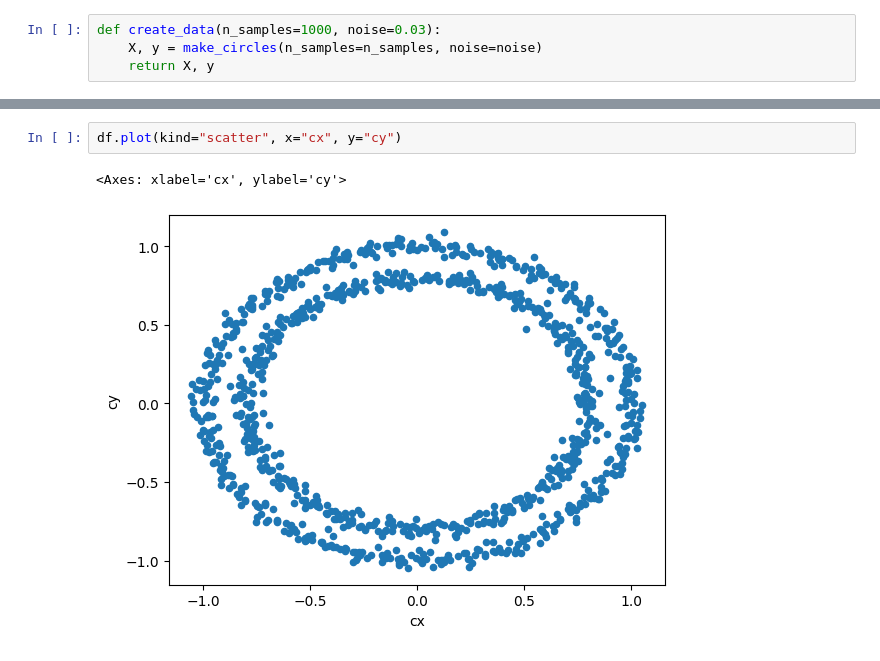
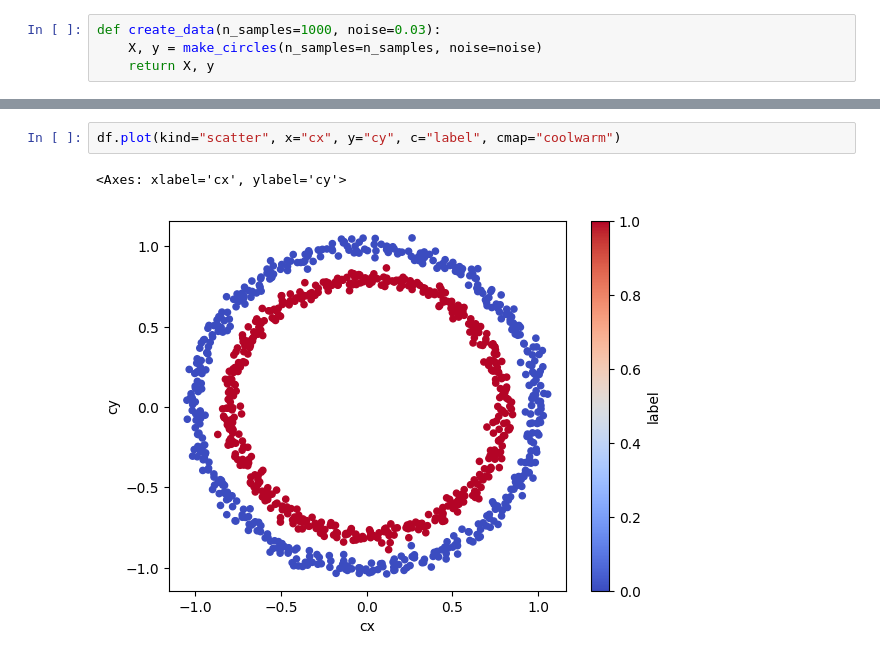
Before and after one commit to ThomasCetto/100-Days-Of-ML-Code, a Jupyter notebook: Day 19/ClassificationNN.ipynb, the cells around one changed output, grey strips where cells are left out. Drawn from its saved outputs; the diff is of its cells as text.

Commit message:
Pandas plotting adjusted

```diff
--- a/Day 19/ClassificationNN.ipynb
+++ b/Day 19/ClassificationNN.ipynb
@@ -22,5 +22,5 @@ df.head()
 # %%
-df.plot(kind="scatter", x="cx", y="cy")
+df.plot(kind="scatter", x="cx", y="cy", c="label", cmap="coolwarm")
 # %% [output]
 <Axes: xlabel='cx', ylabel='cy'>
-[figure, old version]
+[figure, new version]
```
Also changed, not shown: parts of 1 cell of this notebook, 1 other file.
